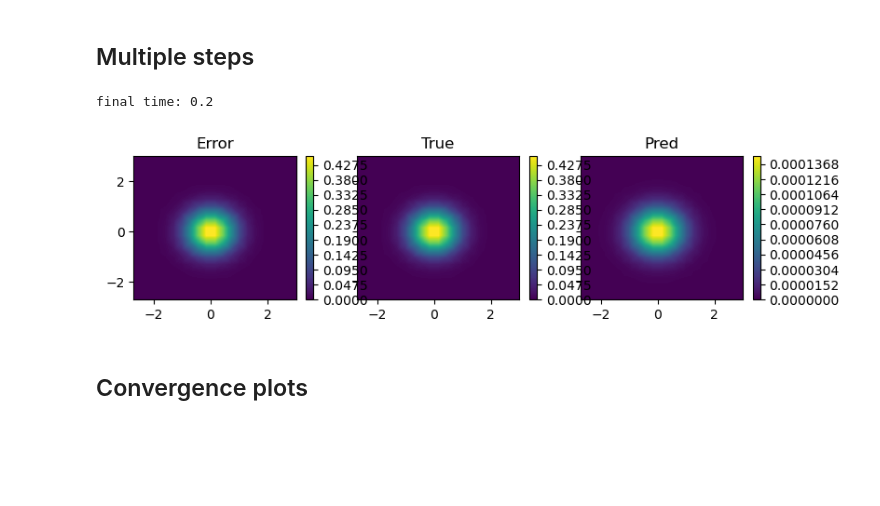
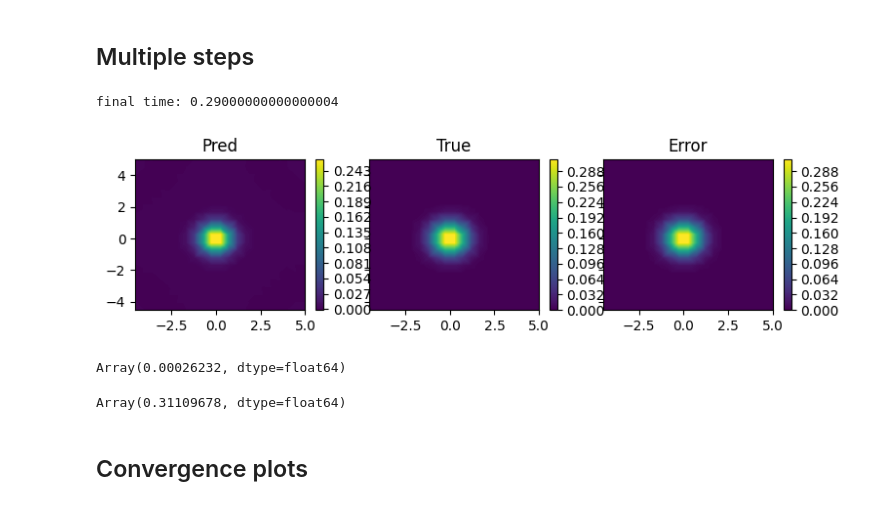
Before and after one commit to jfelipeosorio/kinetick, a Jupyter notebook: pdes/fokkerplanck_2d.ipynb, the cells around one changed output. Saved outputs shown, nothing was run; the diff lists cells and outputs as text; code cells hidden in the pictures; blank space fills up the shorter version.

```diff
--- a/pdes/fokkerplanck_2d.ipynb
+++ b/pdes/fokkerplanck_2d.ipynb
@@ -45,8 +48,8 @@ We will use the kernel method in closed form since the PDE operator is linear.
 # %% [markdown]
 Choose a kernel
 # %%
-# k = get_gaussianRBF(0.2)
-k = get_matern_5_2(0.2)
+k = get_gaussianRBF(0.2)
+#k = get_matern_5_2(0.2)
 # %% [markdown]
 Note: This is 2d time dependent problem meaning that the kernel actually is of the form
 $$
@@ -109,9 +110,9 @@ def get_M(index):
     return M
 
 def n_aux(z):
-    c_right = z[0] == 3.
-    c_top = z[1] == 3.
-    c_left = z[0] == -3.
+    c_right = z[0] == 5.
+    c_top = z[1] == 5.
+    c_left = z[0] == -5.
     conds = [c_right,c_top,c_left]
     outs = [jnp.array([1.,0.]),jnp.array([0.,1.]),jnp.array([-1.,0.])]
     d = jnp.array([0.,-1.])
@@ -195,8 +207,8 @@ def phi_pomega(k,index):
 Build $K(\phi,\phi)$
 # %%
 b11 = make_block(k,phi_omega,phi_omega)(pairs_int,pairs_int)
-b21 = make_block(k,phi_omega,phi_pomega)(pairs_bdry,pairs_int)
-b12 = b21.T
+b12 = make_block(k,phi_omega,phi_pomega)(pairs_int,pairs_bdry)
+b21 = b12.T
 b22 = make_block(k,phi_pomega,phi_pomega)(pairs_bdry,pairs_bdry)
 
 k_pp = jnp.block([[b11,b12],[b21,b22]])
@@ -259,44 +283,57 @@ NMSE: 0.30544573
 # %% [markdown]
 ## Multiple steps
 # %%
-T = 0.2
-previous = fp_2d_sol(0.1,pairs_int)
+T = 0.3
+init = fp_2d_sol(0.1,pairs_int)
+old_val = init
 steps = int((T-0.1)//h)
 print('final time:', 0.1 + steps*h)
 for _ in tqdm(range(steps)):
-    z_star = jnp.concatenate([previous,jnp.zeros(M_bdry)])
+    new_val = old_val
+    z_star = jnp.concatenate([new_val,jnp.zeros(M_bdry)])
     beta = jnp.linalg.solve(k_pp,z_star)
     pred = k_p @ beta
     #update
-    previous = pred.copy()
+    old_val = pred
 # %% [output]
-final time: 0.2
+final time: 0.29000000000000004
 # %%
 fig, axs = plt.subplots(figsize = (9,2), nrows = 1, ncols = 3, sharex = True, sharey = True)
 fig.subplots_adjust(hspace=0.2, wspace=0.1)
 # fig.suptitle('t=0.1 | true at t= {} | pred at t={}'.format(final_t,final_t))
-# Error
-axs0 = axs[0].tricontourf(*pairs_int.T,jnp.abs(fp_2d_sol(0.1 + steps*h,pairs_int) - pred),200)
-axs[0].title.set_text('Error')
+
+# Pred
+axs0 = axs[0].tricontourf(*pairs_int.T,1e3*old_val,200)
+axs[0].title.set_text('Pred')
 plt.colorbar(axs0, ax = axs[0])
-# True next
-axs1 = axs[1].tricontourf(*pairs_int.T,fp_2d_sol(0.1 + steps*h,pairs_int),200)
+
+# True
+axs1 = axs[1].tricontourf(*pairs_int.T,fp_2d_sol(T,pairs_int),200)
 axs[1].title.set_text('True')
 plt.colorbar(axs1, ax = axs[1])
-# Predicted next
-axs2 = axs[2].tricontourf(*pairs_int.T,previous,200)
-axs[2].title.set_text('Pred')
+
+# Error
+axs2 = axs[2].tricontourf(*pairs_int.T,jnp.abs(fp_2d_sol(T,pairs_int) - old_val),200)
+axs[2].title.set_text('Error')
 plt.colorbar(axs2, ax = axs[2])
 # Plot settings
 # for i in range(3):
 #     axs[i].set_yticklabels([])
 #     axs[i].set_xticklabels([])
 #     axs[i].set_yticks([])
 #     axs[i].set_xticks([])
 #nmse = mean_squared_error(u_next,fp_1d_sol(final_t, Xfull))/mean_squared_error(0*fp_1d_sol(final_t, Xfull),fp_1d_sol(final_t, Xfull))
 plt.show()
 # %% [output]
-[figure, old version]
+[figure, new version]
+# %%
+old_val.max()
+# %% [output]
+Array(0.00026232, dtype=float64)
+# %%
+fp_2d_sol(T,pairs_int).max()
+# %% [output]
+Array(0.31109678, dtype=float64)
 # %% [markdown]
 ## Convergence plots
 # %%
```
Also changed, not shown: parts of 13 cells of this notebook, 2 other files.
